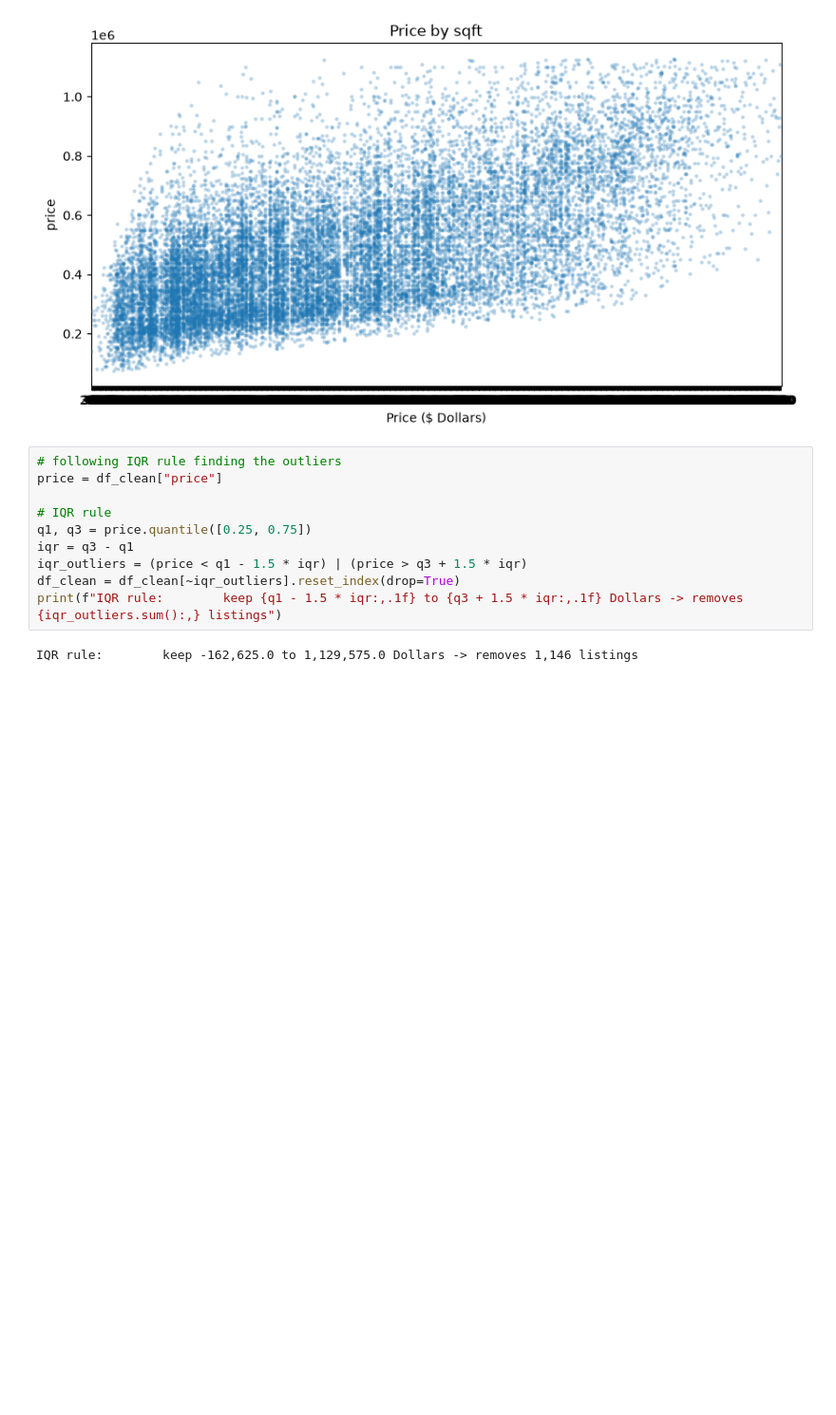
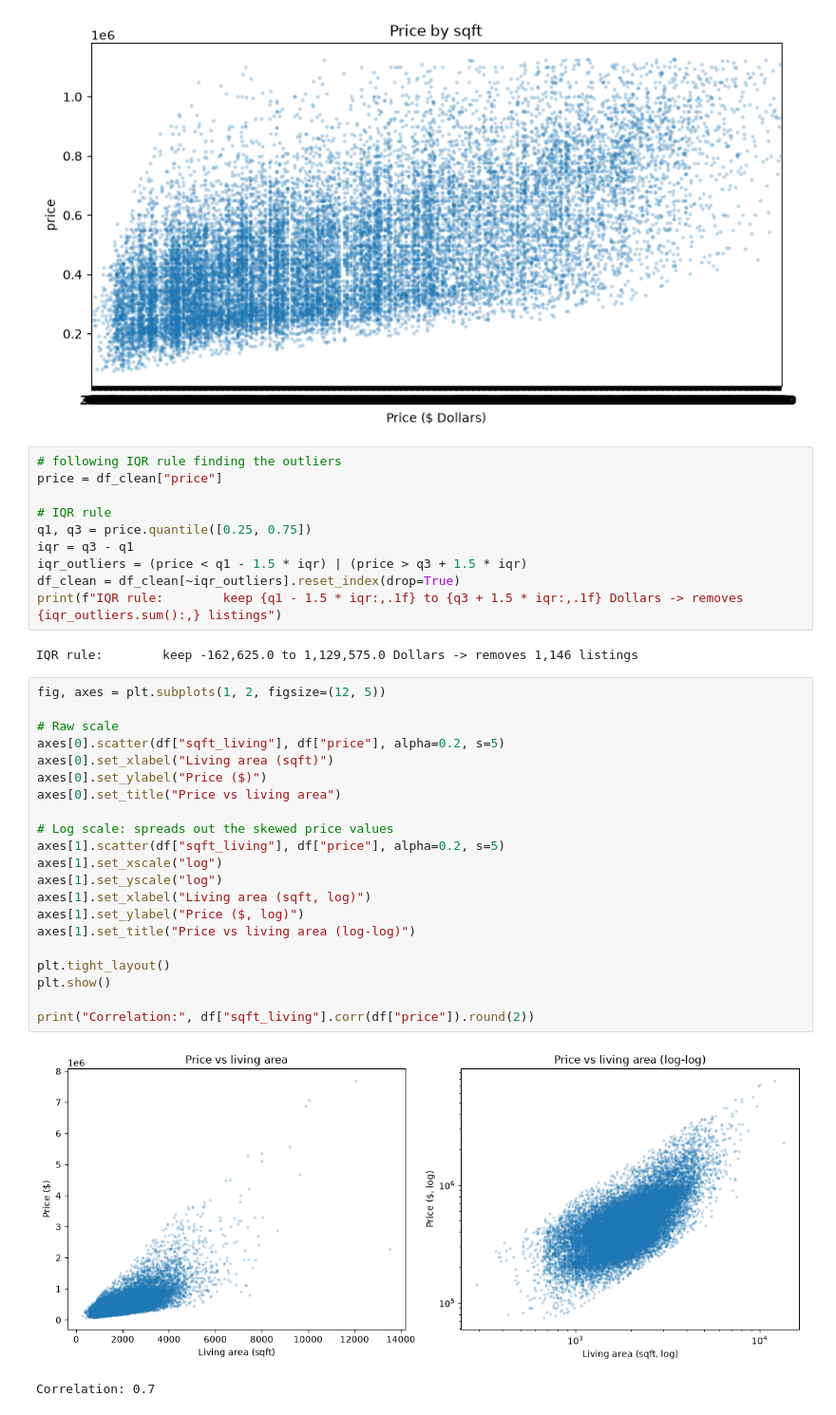
Before and after one commit to iaac-maai/group7_day2_assignment, a Jupyter notebook: notebook/data_cleaning_and_EDA.ipynb, the cells around one changed output. Shown at 95% size. Cells and saved outputs as stored; diff of their text form; blank space fills up the shorter version.

```diff
--- a/notebook/data_cleaning_and_EDA.ipynb
+++ b/notebook/data_cleaning_and_EDA.ipynb
@@ -198,3 +198,27 @@ df_clean = df_clean[~iqr_outliers].reset_index(drop=True)
 print(f"IQR rule:        keep {q1 - 1.5 * iqr:,.1f} to {q3 + 1.5 * iqr:,.1f} Dollars -> removes {iqr_outliers.sum():,} listings")
 # %% [output]
 IQR rule:        keep -162,625.0 to 1,129,575.0 Dollars -> removes 1,146 listings
+# %%
+fig, axes = plt.subplots(1, 2, figsize=(12, 5))
+
+# Raw scale
+axes[0].scatter(df["sqft_living"], df["price"], alpha=0.2, s=5)
+axes[0].set_xlabel("Living area (sqft)")
+axes[0].set_ylabel("Price ($)")
+axes[0].set_title("Price vs living area")
+
+# Log scale: spreads out the skewed price values
+axes[1].scatter(df["sqft_living"], df["price"], alpha=0.2, s=5)
+axes[1].set_xscale("log")
+axes[1].set_yscale("log")
+axes[1].set_xlabel("Living area (sqft, log)")
+axes[1].set_ylabel("Price ($, log)")
+axes[1].set_title("Price vs living area (log-log)")
+
+plt.tight_layout()
+plt.show()
+
+print("Correlation:", df["sqft_living"].corr(df["price"]).round(2))
+# %% [output]
+[figure, added]
+Correlation: 0.7
```
Also changed, not shown: parts of 9 cells of this notebook.
